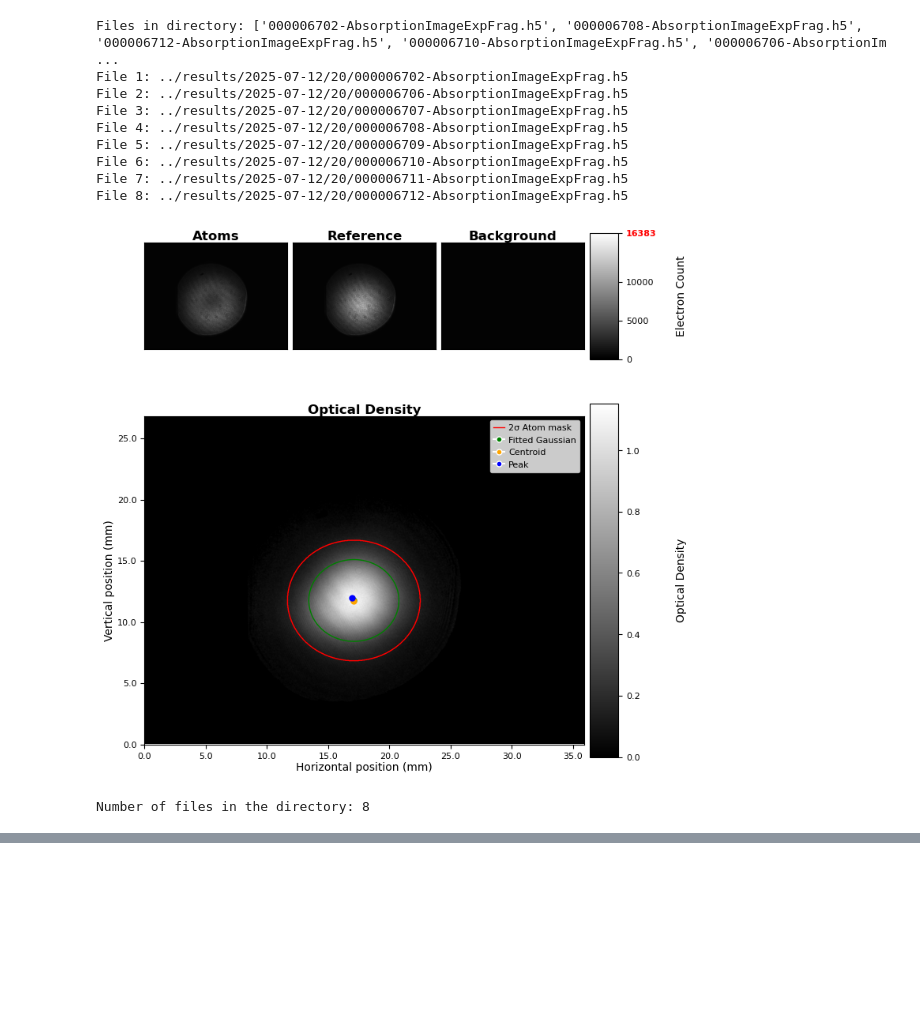
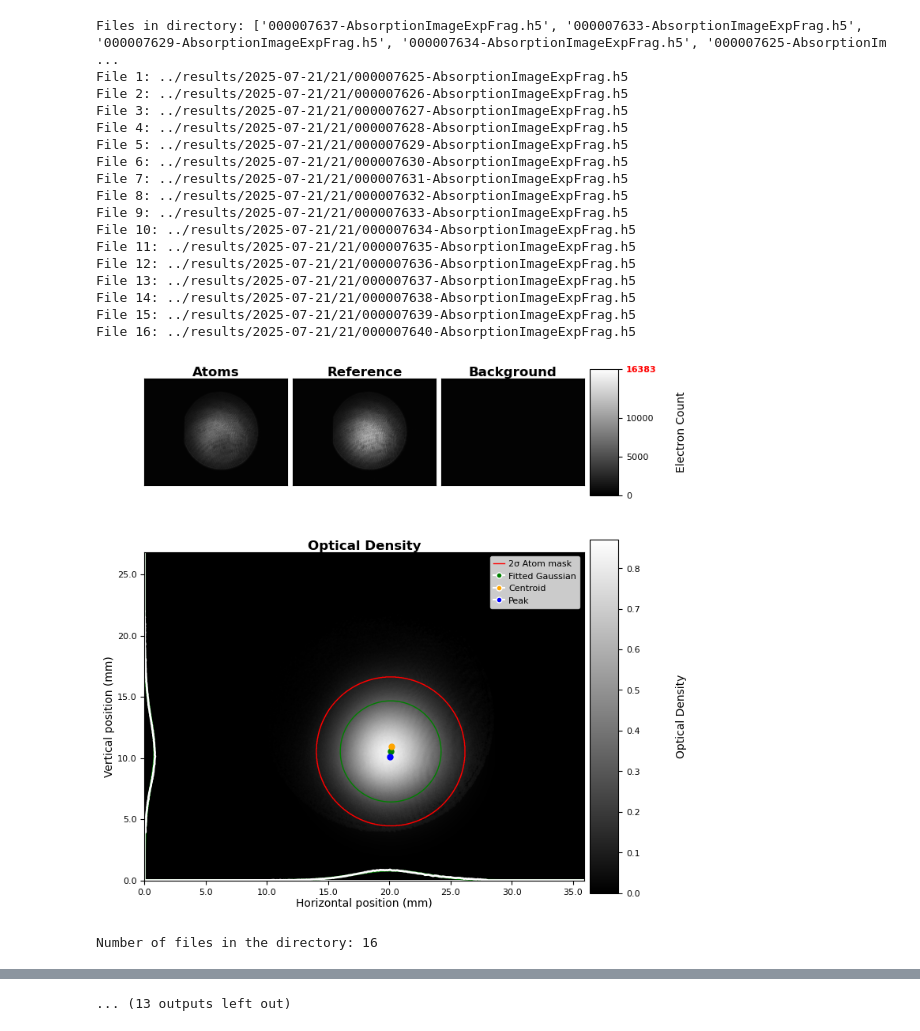
Before and after one commit to harrykendell/ARTIQ, a Jupyter notebook: analysis/plotting_data_post_analysis.ipynb, the cells around one changed output, grey strips where cells are left out. Drawn from its saved outputs; the diff is of its cells as text; code cells hidden in the pictures; blank space fills up the shorter version.

```diff
--- a/analysis/plotting_data_post_analysis.ipynb
+++ b/analysis/plotting_data_post_analysis.ipynb
@@ -10,13 +10,14 @@ sys.path.append('/home/ae19663/artiq')  # Adjust this path to the parent directo
 from repository.imaging.processor import AbsImage  # noqa: E402
 import pandas as pd
 
+
 # it will take folder(scan path) path as input and return sorted list of h5 files DIRECTORY
 # the files are sorted based on the numeric part of their names, which is before the first hyphen '-'.
 # For example, if the files are named like "000001234-AbsorptionImageExpFrag.h5",
 # the sorting will be based on the numeric part "000001234".
 
 
-folder_directory= "../results/2025-07-12/20/"  # Example directory path, adjust as needed
+folder_directory= "../results/2025-07-21/21/"  # Example directory path, adjust as needed
 file_names = os.listdir(folder_directory)
 
 # this will print the file names in the directory
@@ -24,10 +25,7 @@ print(f"Files in directory: {file_names}")
 
 
 # Enter the name of the file you want to analyze, this file consisit of many runs of of particular scan parameter if you have multiple runs
-particular_directory  = folder_directory+"000006709-AbsorptionImageExpFrag.h5"  # Example file path, adjust as needed
-
-# enter the run number you want to analyze, it is the run number in the scan
-scan_number = 0  # Example run number, adjust as needed
+particular_directory  = folder_directory+"000007639-AbsorptionImageExpFrag.h5"  # Example file path, adjust as needed
 
 def sorted_files(directory):
     """
@@ -96,7 +94,7 @@ def args_names_and_vals(vals):
 
 
 files_directory = sorted_files(folder_directory)
-#print(files_directory)
+# print(files_directory)
 
 matching_args = []
 for i in range(len(files_directory)):
@@ -110,48 +108,65 @@ for i in range(len(files_directory)):
             # print(f"Matching arguments found for {files_directory[i]} and {files_directory[j]}")
             matching_args.append((files_directory[i], files_directory[j]))
         else:
             # print(f"No matching arguments for {files_directory[i]} and {files_directory[j]}")
             pass
 
 
-# plot the absorption image of the particular run in the scan, it is still a work in progress not worlking properly
+# plot the absorption image of the particular run in the scan, it is still a work in progress not working properly
 def plot_absorption_image(file_directory, run_number):
     f1 = h5py.File(file_directory, "r")
     if run_number == 0:
-        a= 0
+        a = 0
     else:
-        a=run_number*3
-    image_0="Images.All" + "." + str(a)
-    image_1="Images.All" + "." + str(a + 1)
-    image_2="Images.All" + "." + str(a + 2)
+        a = run_number * 3
+    image_0 = "Images.All" + "." + str(a)
+    image_1 = "Images.All" + "." + str(a + 1)
+    image_2 = "Images.All" + "." + str(a + 2)
 
     absimg = AbsImage(
         data=f1["datasets"][image_0][()],
         ref=f1["datasets"][image_1][()],
         bg=f1["datasets"][image_2][()],
         magnification=0.25,  # Set default magnification
     )
     absimg.plot()
     plt.show()
 
 
+scan_number = 1  # Example scan number, adjust as needed
+
 plot_absorption_image(particular_directory, scan_number)
 # Extracting the values and the units from the files
 f1 = h5py.File(files_directory[0], "r")
 a = f1["datasets"]
 
-#calculate how many files are there in the directory
+# calculate how many files are there in the directory
 num_files = len(files_directory)
 print(f"Number of files in the directory: {num_files}")
+
+
+# extract all files images for scan parameter ranging from 0 to num_files fro 0 to 21
+scan_param = [0, 1, 2, 3, 4, 5, 6, 7, 8, 9, 10, 11, 12, 13, 14, 15, 16, 17, 18, 19, 20, 21]
+
+for i in scan_param:
+    plot_absorption_image(particular_directory, i)
 # %% [output]
-Files in directory: ['000006702-AbsorptionImageExpFrag.h5', '000006708-AbsorptionImageExpFrag.h5', '000006712-AbsorptionImageExpFrag.h5', '000006710-AbsorptionImageExpFrag.h5', '000006706-AbsorptionIm ...
-File 1: ../results/2025-07-12/20/000006702-AbsorptionImageExpFrag.h5
-File 2: ../results/2025-07-12/20/000006706-AbsorptionImageExpFrag.h5
-File 3: ../results/2025-07-12/20/000006707-AbsorptionImageExpFrag.h5
-File 4: ../results/2025-07-12/20/000006708-AbsorptionImageExpFrag.h5
-File 5: ../results/2025-07-12/20/000006709-AbsorptionImageExpFrag.h5
-File 6: ../results/2025-07-12/20/000006710-AbsorptionImageExpFrag.h5
-File 7: ../results/2025-07-12/20/000006711-AbsorptionImageExpFrag.h5
-File 8: ../results/2025-07-12/20/000006712-AbsorptionImageExpFrag.h5
+Files in directory: ['000007637-AbsorptionImageExpFrag.h5', '000007633-AbsorptionImageExpFrag.h5', '000007629-AbsorptionImageExpFrag.h5', '000007634-AbsorptionImageExpFrag.h5', '000007625-AbsorptionIm ...
+File 1: ../results/2025-07-21/21/000007625-AbsorptionImageExpFrag.h5
+File 2: ../results/2025-07-21/21/000007626-AbsorptionImageExpFrag.h5
+File 3: ../results/2025-07-21/21/000007627-AbsorptionImageExpFrag.h5
+File 4: ../results/2025-07-21/21/000007628-AbsorptionImageExpFrag.h5
+File 5: ../results/2025-07-21/21/000007629-AbsorptionImageExpFrag.h5
+File 6: ../results/2025-07-21/21/000007630-AbsorptionImageExpFrag.h5
+File 7: ../results/2025-07-21/21/000007631-AbsorptionImageExpFrag.h5
+File 8: ../results/2025-07-21/21/000007632-AbsorptionImageExpFrag.h5
+File 9: ../results/2025-07-21/21/000007633-AbsorptionImageExpFrag.h5
+File 10: ../results/2025-07-21/21/000007634-AbsorptionImageExpFrag.h5
+File 11: ../results/2025-07-21/21/000007635-AbsorptionImageExpFrag.h5
+File 12: ../results/2025-07-21/21/000007636-AbsorptionImageExpFrag.h5
+File 13: ../results/2025-07-21/21/000007637-AbsorptionImageExpFrag.h5
+File 14: ../results/2025-07-21/21/000007638-AbsorptionImageExpFrag.h5
+File 15: ../results/2025-07-21/21/000007639-AbsorptionImageExpFrag.h5
+File 16: ../results/2025-07-21/21/000007640-AbsorptionImageExpFrag.h5
-[figure, old version]
+[figure, new version]
-Number of files in the directory: 8
+Number of files in the directory: 16
@@ -158,3 +182,4 @@ Number of files in the directory: 8
+... (13 outputs left out)
 # %%
 # example of the data structure in the file
 all = [
```
Also changed, not shown: parts of 7 cells of this notebook, 1 other file.
